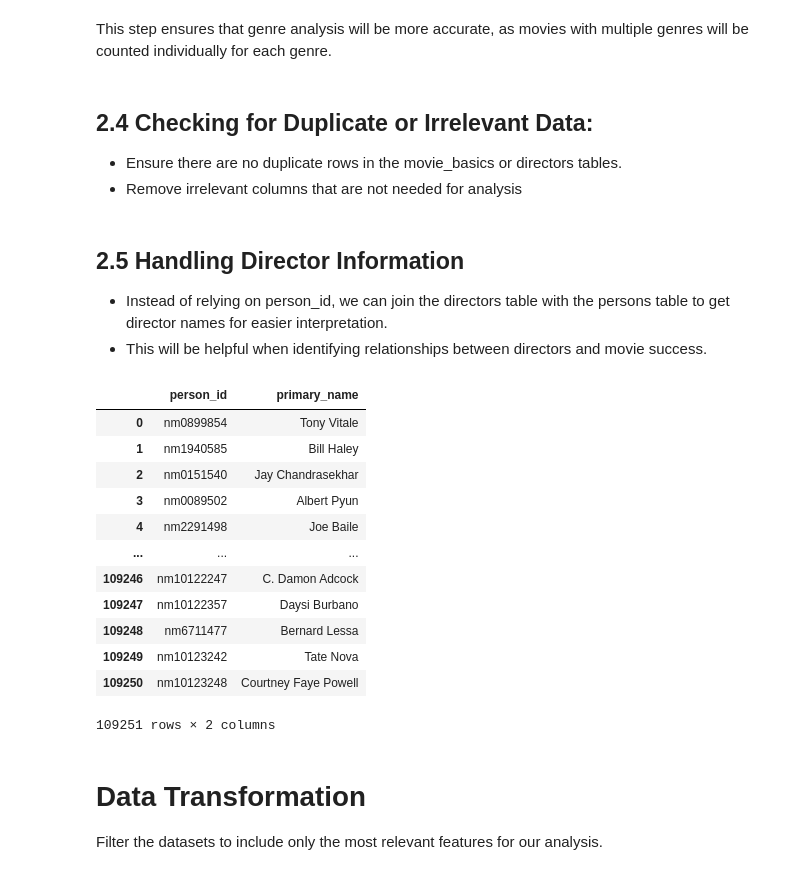
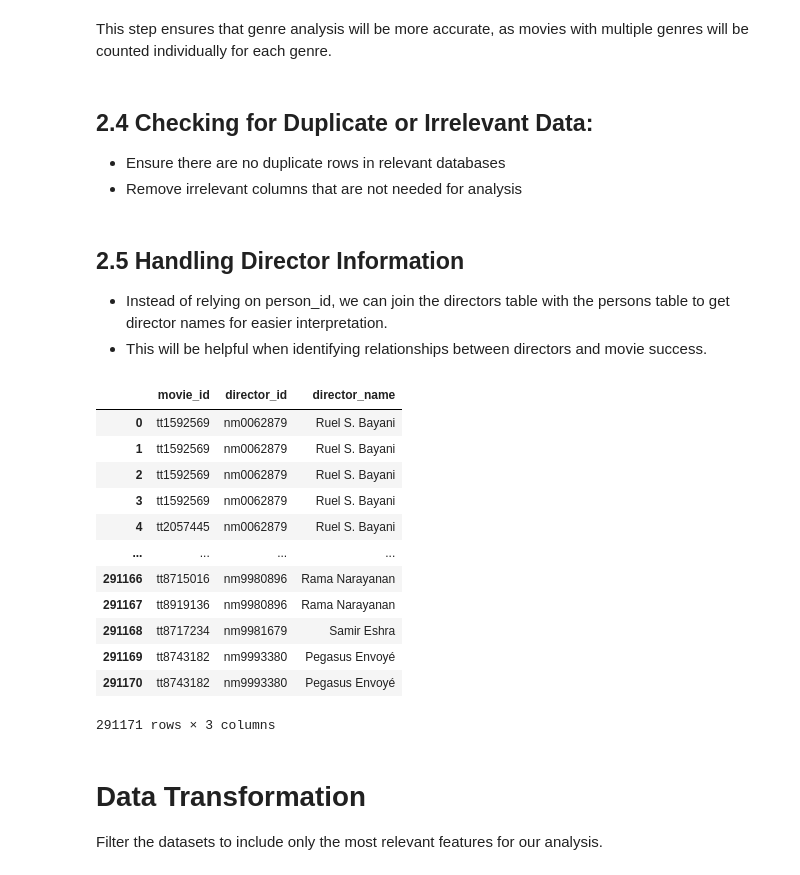
Before and after one commit to quadrillionaiire/SmartStudioRecs, a Jupyter notebook: notebooks/data_cleaning_notebook.ipynb, the cells around one changed output. Cells and saved outputs as stored; diff of their text form; code cells hidden in the pictures.

Commit message:
edited data cleaning

```diff
--- a/notebooks/data_cleaning_notebook.ipynb
+++ b/notebooks/data_cleaning_notebook.ipynb
@@ -52,7 +52,7 @@ box_office_data.describe()
 ### Imdb Data
 # %%
 # Connect to the database
-conn = sqlite3.connect('/Users/saniaspry/Documents/Flatiron/Phase-2/Phase-2-Project/Phase-2-Project/data/im.db')
+conn = sqlite3.connect('../data/im.db')
 # %%
 #View all data from sqlite_master such as table names
 query = "SELECT * FROM sqlite_master"
@@ -130,13 +130,13 @@ This would show which studios and years are most represented in the dataset, whi
 # %%
 # Distribution of genres in movie_basics
 query1 = "SELECT genres FROM movie_basics"
-movie_basics = pd.read_sql(query1, conn)
-print(movie_basics['genres'].value_counts())
+movie_genres = pd.read_sql(query1, conn)
+print(movie_genres['genres'].value_counts())
 
 # Distribution of directors
-query2 = "SELECT person_id FROM directors"
-directors = pd.read_sql(query2, conn)
-print(directors['person_id'].value_counts())
+query2 = "SELECT primary_name FROM persons JOIN directors USING(person_id)"
+director_names = pd.read_sql(query2, conn)
+print(director_names['primary_name'].value_counts())
 # %% [output]
 genres
 Documentary                   32185
@@ -313,5 +316,5 @@ movie_basics
 This step ensures that genre analysis will be more accurate, as movies with multiple genres will be counted individually for each genre.
 # %% [markdown]
 ## 2.4 Checking for Duplicate or Irrelevant Data:
-- Ensure there are no duplicate rows in the movie_basics or directors tables.
+- Ensure there are no duplicate rows in relevant databases
 - Remove irrelevant columns that are not needed for analysis
@@ -324,28 +323,27 @@ This step ensures that genre analysis will be more accurate, as movies with mult
 - Instead of relying on person_id, we can join the directors table with the persons table to get director names for easier interpretation.
 - This will be helpful when identifying relationships between directors and movie success.
 # %%
-# Join directors with persons to get director names
+# get director name of each movie
 query3 = """
-SELECT  DISTINCT d.person_id, p.primary_name
-FROM directors d
-JOIN persons p ON d.person_id = p.person_id
+SELECT movie_id, person_id AS director_id, primary_name AS director_name
+FROM persons JOIN directors USING(person_id)
 """
-director_details = pd.read_sql(query3, conn)
-director_details
+movie_director_details = pd.read_sql(query3, conn)
+movie_director_details
 # %% [output]
-|  | person_id | primary_name |
-| 0 | nm0899854 | Tony Vitale |
-| 1 | nm1940585 | Bill Haley |
-| 2 | nm0151540 | Jay Chandrasekhar |
-| 3 | nm0089502 | Albert Pyun |
-| 4 | nm2291498 | Joe Baile |
-| ... | ... | ... |
-| 109246 | nm10122247 | C. Damon Adcock |
-| 109247 | nm10122357 | Daysi Burbano |
-| 109248 | nm6711477 | Bernard Lessa |
-| 109249 | nm10123242 | Tate Nova |
-| 109250 | nm10123248 | Courtney Faye Powell |
+|  | movie_id | director_id | director_name |
+| 0 | tt1592569 | nm0062879 | Ruel S. Bayani |
+| 1 | tt1592569 | nm0062879 | Ruel S. Bayani |
+| 2 | tt1592569 | nm0062879 | Ruel S. Bayani |
+| 3 | tt1592569 | nm0062879 | Ruel S. Bayani |
+| 4 | tt2057445 | nm0062879 | Ruel S. Bayani |
+| ... | ... | ... | ... |
+| 291166 | tt8715016 | nm9980896 | Rama Narayanan |
+| 291167 | tt8919136 | nm9980896 | Rama Narayanan |
+| 291168 | tt8717234 | nm9981679 | Samir Eshra |
+| 291169 | tt8743182 | nm9993380 | Pegasus Envoyé |
+| 291170 | tt8743182 | nm9993380 | Pegasus Envoyé |
-109251 rows × 2 columns
+291171 rows × 3 columns
 # %% [markdown]
 # Data Transformation
 Filter the datasets to include only the most relevant features for our analysis.
```
Also changed, not shown: parts of 18 cells of this notebook, 2 other files.
